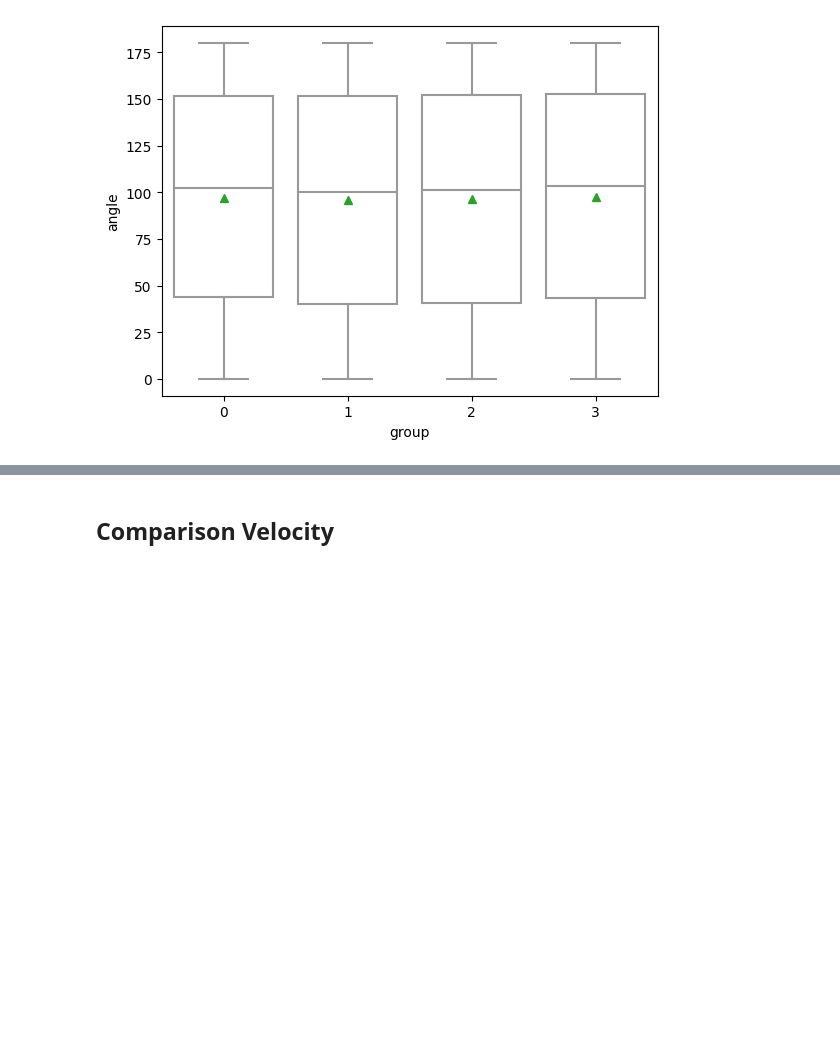
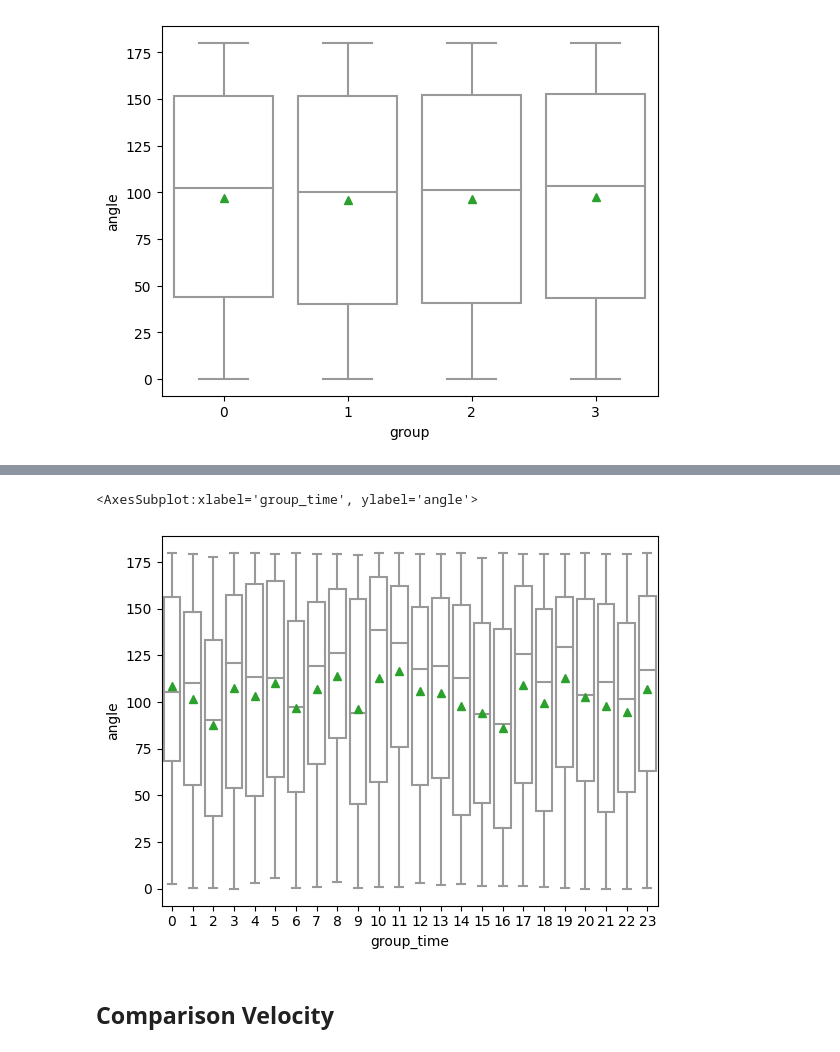
Before and after one commit to sigrunnu/sheep_n_predators, a Jupyter notebook: features/Characteristics.ipynb, the cells around one changed output, grey strips where cells are left out. Saved outputs shown, nothing was run; the diff lists cells and outputs as text; code cells hidden in the pictures; blank space fills up the shorter version.

```diff
--- a/features/Characteristics.ipynb
+++ b/features/Characteristics.ipynb
@@ -65,3 +70,8 @@ sb.boxplot(x="group", y='angle', data = no_attack_df, showmeans=True, color="Whi
+# %%
+sb.boxplot(x="group_time", y='angle', data = attack_df, showmeans=True, color="White")
+# %% [output]
+<AxesSubplot:xlabel='group_time', ylabel='angle'>
+[figure, added]
 # %% [markdown]
 ## Comparison Velocity
 # %%
```
Also changed, not shown: parts of 3 cells of this notebook, 1 other file.
